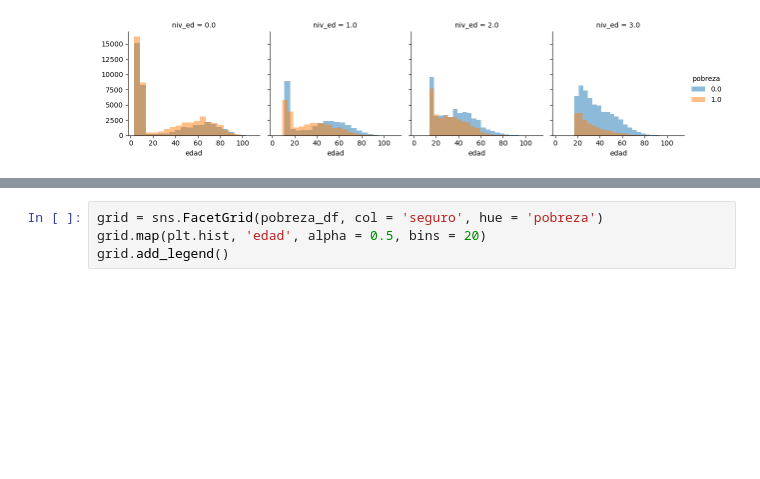
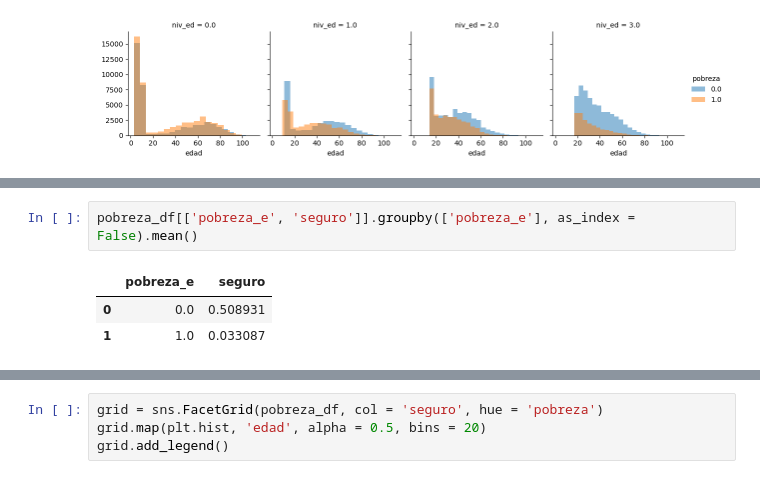
Before and after one commit to Diego74965/DE-T1, a Jupyter notebook: pobreza.ipynb, the cells around one changed output, grey strips where cells are left out. Cells and saved outputs as stored; diff of their text form; blank space fills up the shorter version.

```diff
--- a/pobreza.ipynb
+++ b/pobreza.ipynb
@@ -93,0 +135,6 @@ pobreza_df[['seguro', 'pobreza']].groupby(['seguro'], as_index = False).mean()
+# %%
+pobreza_df[['pobreza_e', 'seguro']].groupby(['pobreza_e'], as_index = False).mean()
+# %% [output]
+|  | pobreza_e | seguro |
+| 0 | 0.0 | 0.508931 |
+| 1 | 1.0 | 0.033087 |
```
Also changed, not shown: parts of 26 cells of this notebook.
